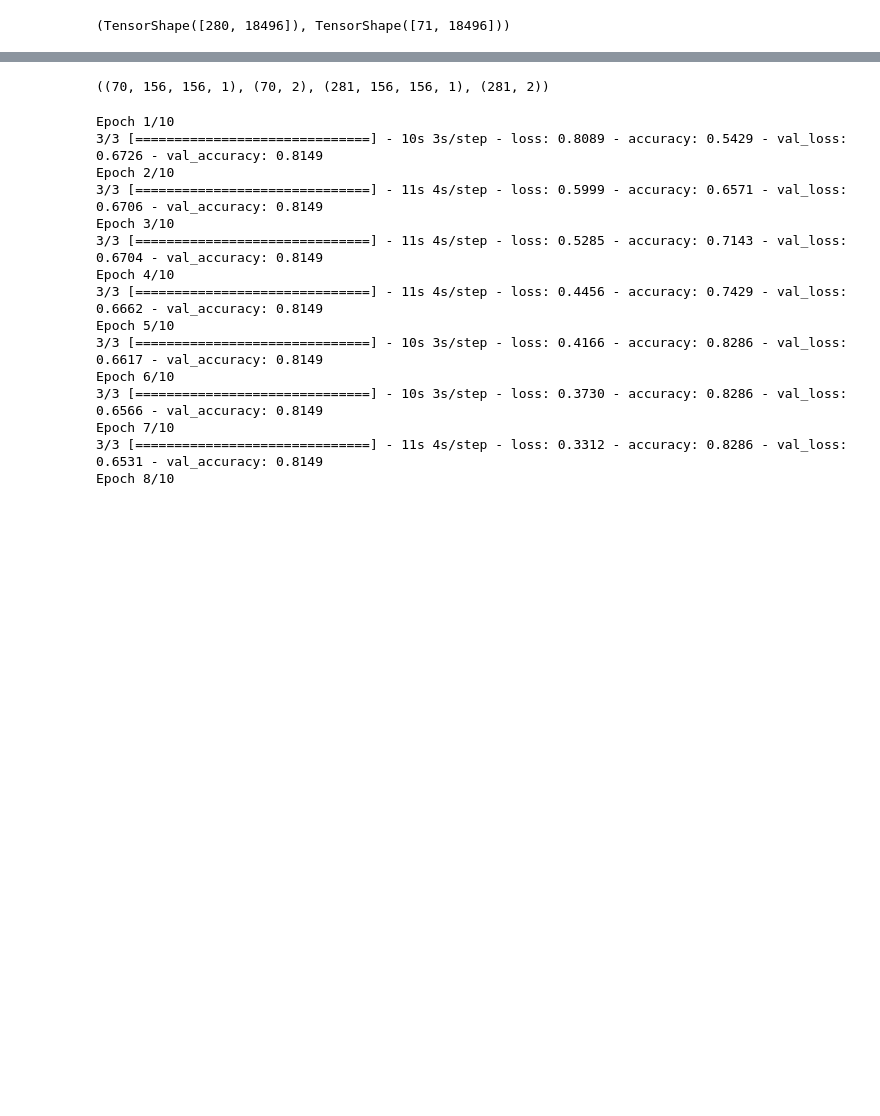
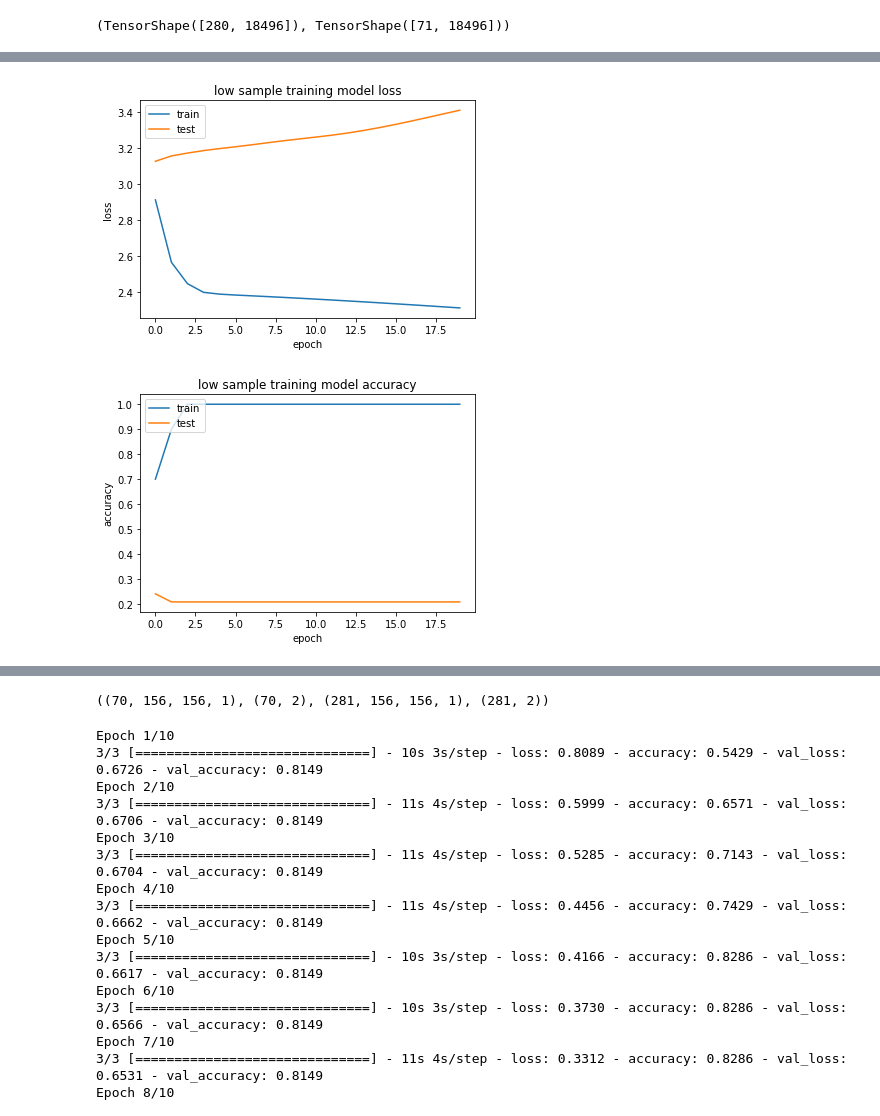
Before and after one commit to lukasrosario/cs591-project, a Jupyter notebook: project.ipynb, the cells around one changed output, grey strips where cells are left out. Saved outputs shown, nothing was run; the diff lists cells and outputs as text; code cells hidden in the pictures; blank space fills up the shorter version.

```diff
--- a/project.ipynb
+++ b/project.ipynb
@@ -428,4 +241,0 @@ test_images.shape
-# %%
-for image in test_images[:5]:
-    plt.figure()
-    plt.imshow(image.squeeze())
@@ -438,5 +241,0 @@ for image in test_images[:5]:
-# %%
-for image in new_p[6:10]:
-    for f in image.numpy().T[:5]:
-        plt.figure()
-        plt.imshow(f[:, :])
@@ -595,0 +426,7 @@ predictions_knn = knn(all_distances, 1)
+# %%
+model_sparse.compile(optimizer=optimizers.Adam(learning_rate=0.0001),
+              loss='categorical_crossentropy',
+              metrics=['accuracy'])
+# %%
+history_sparse = model_sparse.fit(sparse_training_images, sparse_training_labels, epochs=20,
+                    validation_data=(sparse_testing_images, sparse_testing_labels), callbacks=[es])
@@ -595,0 +451,22 @@ predictions_knn = knn(all_distances, 1)
+# %%
+plt.plot(history_sparse.history['loss'])
+plt.plot(history_sparse.history['val_loss'])
+plt.title('low sample training model loss')
+plt.ylabel('loss')
+plt.xlabel('epoch')
+plt.legend(['train', 'test'], loc='upper left')
+plt.savefig('figures/sparse_model_loss.png')
+plt.show()
+
+plt.figure()
+plt.plot(history_sparse.history['accuracy'])
+plt.plot(history_sparse.history['val_accuracy'])
+plt.title('low sample training model accuracy')
+plt.ylabel('accuracy')
+plt.xlabel('epoch')
+plt.legend(['train', 'test'], loc='upper left')
+plt.savefig('figures/sparse_model_accuracy.png')
+plt.show()
+# %% [output]
+[figure, added]
+[figure, added]
```
Also changed, not shown: parts of 76 cells of this notebook, 13 other files.
